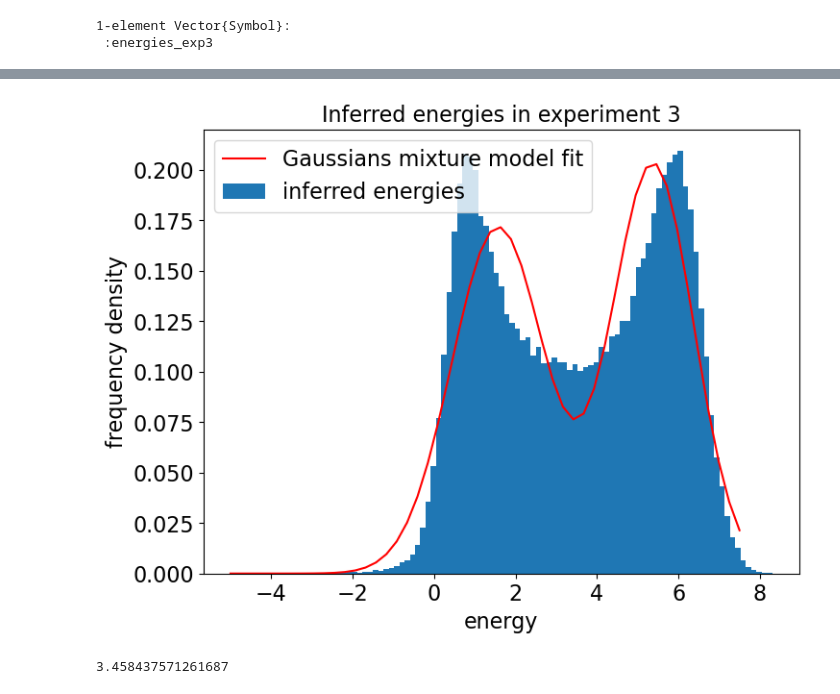
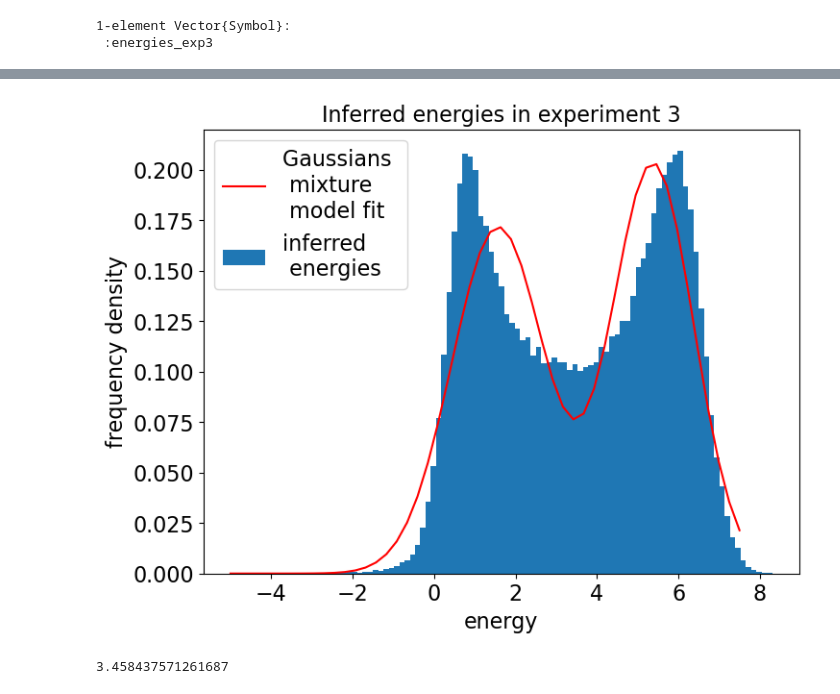
Before and after one commit to matteodeleonardis/unsupervised_aav2, a Jupyter notebook: analysis/experiment2.ipynb, the cells around one changed output, grey strips where cells are left out. Saved outputs shown, nothing was run; the diff lists cells and outputs as text; code cells hidden in the pictures.

Commit message:
all figures done

```diff
--- a/analysis/experiment2.ipynb
+++ b/analysis/experiment2.ipynb
@@ -373,17 +373,17 @@ em!(gmm, Float64.(reshape(energies_exp3, :, 1)); nIter=120)
 # %%
 xx = LinRange(-5.0, 7.5, 50)
 figure(figsize=(8,6))
 hist(energies_exp3, bins=100, density=true)
 plot(xx, eval_gmm(gmm, xx), color="red")
 xlabel("energy", fontsize=16)
 ylabel("frequency density", fontsize=16)
-legend(["Gaussians mixture model fit", "inferred energies"], fontsize=16)
+legend(["Gaussians \n mixture \n model fit", "inferred \n energies"], fontsize=16)
 title("Inferred energies in experiment 3", fontsize=16)
 xticks(fontsize=16)
 yticks(fontsize=16)
-savefig("../figures/exp3_energy_fit.pdf", format="pdf")
+savefig("../figures/exp3_energy_fit.pdf", format="pdf", bbox_inches="tight")
 # %% [output]
-[figure, old version]
+[figure, new version]
 # %%
 function find_valley(gmm, resolution::Int)
     xmin = gmm.μ[1,1]
```
Also changed, not shown: parts of 5 cells of this notebook, 4 other files.
